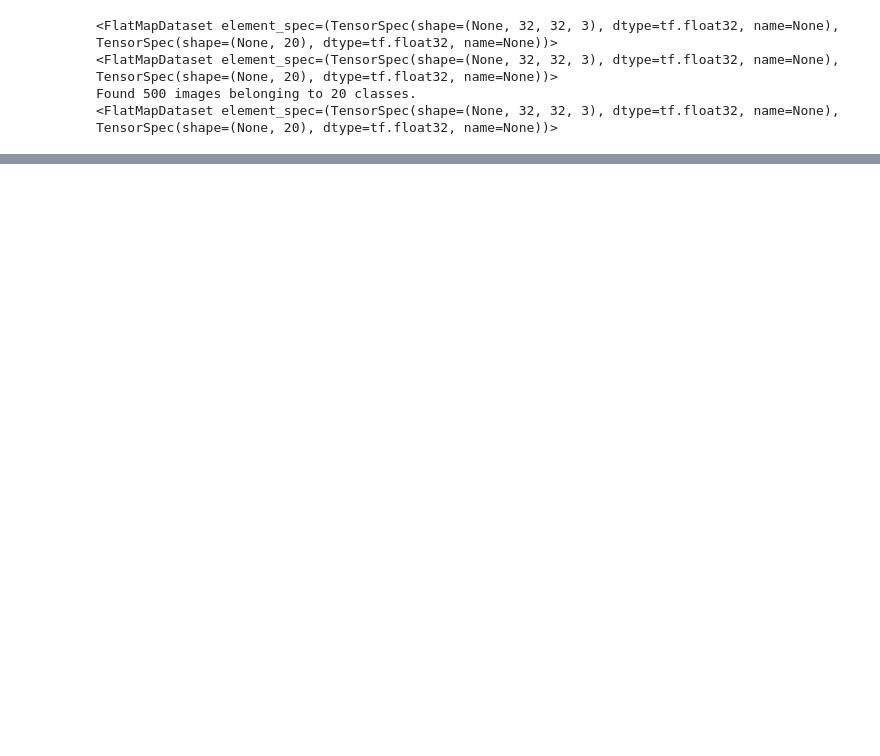
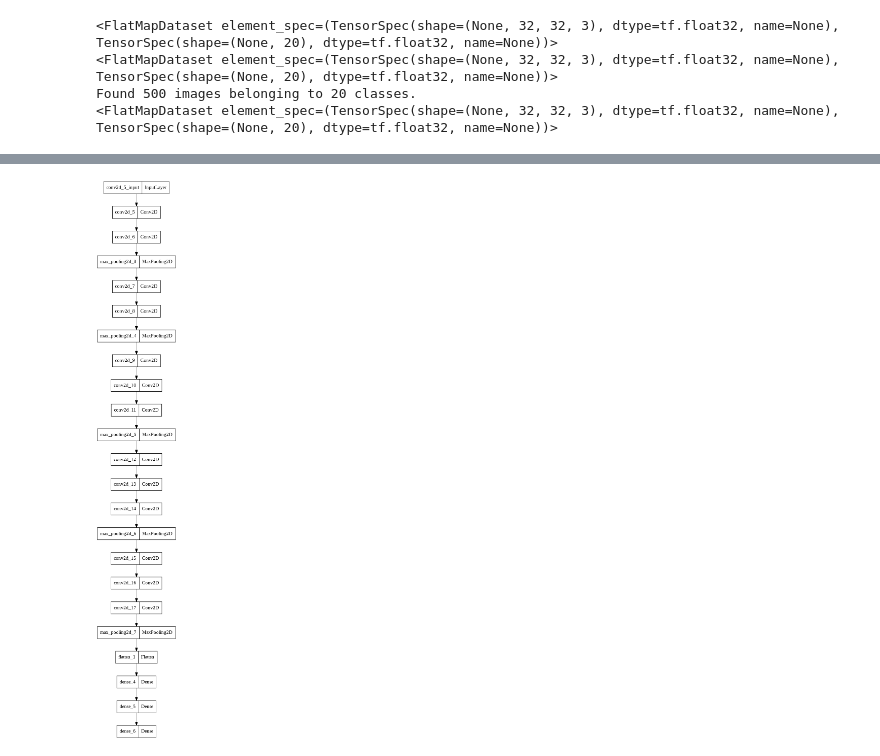
Before and after one commit to AbrahamAzizi/ComputerVision, a Jupyter notebook: ImageClassification.ipynb, the cells around one changed output, grey strips where cells are left out. Drawn from its saved outputs; the diff is of its cells as text; code cells hidden in the pictures; blank space fills up the shorter version.

```diff
--- a/ImageClassification.ipynb
+++ b/ImageClassification.ipynb
@@ -196,0 +246,30 @@ predictions = model.predict_generator(test_dataset, len(test_file_names))
+# %%
+model = Sequential()
+
+model.add(Conv2D(input_shape=(img_h, img_w, img_ch), filters=64, kernel_size=(3,3), padding="same", activation="relu"))
+model.add(Conv2D(filters=64,kernel_size=(3,3),padding="same", activation="relu"))
+model.add(MaxPooling2D(pool_size=(2,2),strides=(2,2)))
+
+model.add(Conv2D(filters=128, kernel_size=(3,3), padding="same", activation="relu"))
+model.add(Conv2D(filters=128, kernel_size=(3,3), padding="same", activation="relu"))
+model.add(MaxPooling2D(pool_size=(2,2),strides=(2,2)))
+
+model.add(Conv2D(filters=256, kernel_size=(3,3), padding="same", activation="relu"))
+model.add(Conv2D(filters=256, kernel_size=(3,3), padding="same", activation="relu"))
+model.add(Conv2D(filters=256, kernel_size=(3,3), padding="same", activation="relu"))
+model.add(MaxPooling2D(pool_size=(2,2),strides=(2,2)))
+
+model.add(Conv2D(filters=512, kernel_size=(3,3), padding="same", activation="relu"))
+model.add(Conv2D(filters=512, kernel_size=(3,3), padding="same", activation="relu"))
+model.add(Conv2D(filters=512, kernel_size=(3,3), padding="same", activation="relu"))
+model.add(MaxPooling2D(pool_size=(2,2),strides=(2,2)))
+
+model.add(Conv2D(filters=512, kernel_size=(3,3), padding="same", activation="relu"))
+model.add(Conv2D(filters=512, kernel_size=(3,3), padding="same", activation="relu"))
+model.add(Conv2D(filters=512, kernel_size=(3,3), padding="same", activation="relu"))
+model.add(MaxPooling2D(pool_size=(2,2),strides=(2,2)))
+
+model.add(Flatten())
+model.add(Dense(units=4096,activation="relu"))
+model.add(Dense(units=4096,activation="relu"))
+model.add(Dense(units=20, activation="softmax"))
@@ -196,0 +296,4 @@ predictions = model.predict_generator(test_dataset, len(test_file_names))
+# %%
+plot_model(model)
+# %% [output]
+[figure, added]
```
Also changed, not shown: parts of 35 cells of this notebook.
